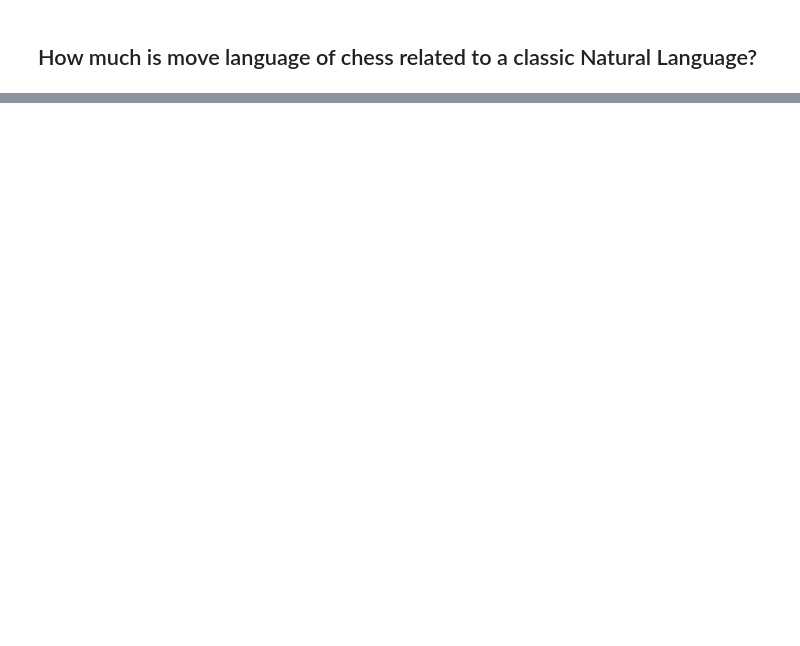
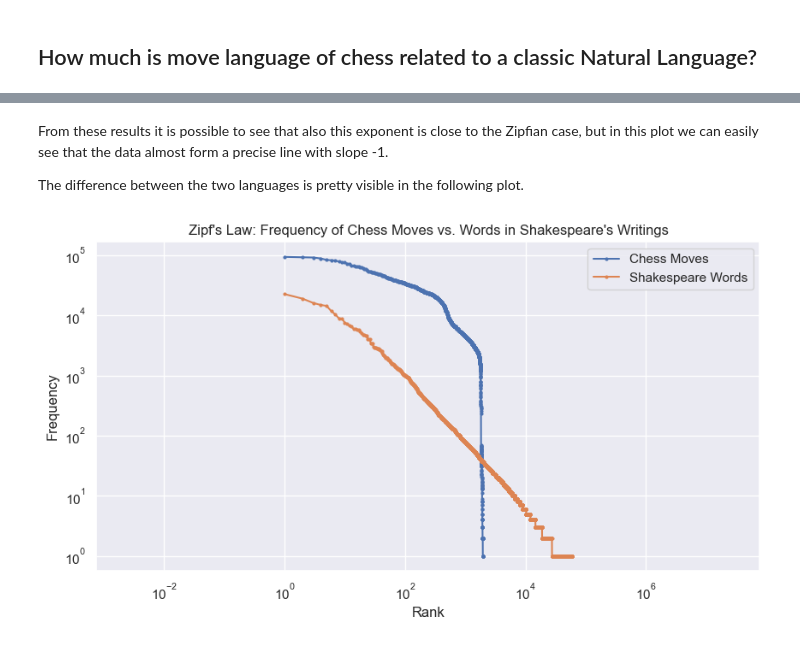
Before and after one commit to NLP-Project-PoliMi-2025/NLP-Project, a Jupyter notebook: notebooks/final_martina.ipynb, the cells around one changed output, grey strips where cells are left out. Cells and saved outputs as stored; diff of their text form; code cells hidden in the pictures; blank space fills up the shorter version.

```diff
--- a/notebooks/final_martina.ipynb
+++ b/notebooks/final_martina.ipynb
@@ -31,0 +151,17 @@ From the plot it is possible to see that the chess language of our dataset has a
+# %% [markdown]
+From these results it is possible to see that also this exponent is close to the Zipfian case, but in this plot we can easily see that the data almost form a precise line with slope -1.
+
+The difference between the two languages is pretty visible in the following plot.
+# %%
+#Compare on the same plot the chess plot and the Shakespear one
+plt.figure(figsize=(10, 5))
+plt.loglog(move_ranks, move_frequencies, marker='o', label="Chess Moves", markersize=2)
+plt.loglog(word_ranks, word_frequencies, marker='o', label="Shakespeare Words", markersize=2)
+plt.title("Zipf's Law: Frequency of Chess Moves vs. Words in Shakespeare's Writings")
+plt.xlabel("Rank")
+plt.ylabel("Frequency")
+plt.legend()
+plt.axis('equal')
+plt.show()
+# %% [output]
+[figure, added]
```
Also changed, not shown: parts of 36 cells of this notebook.
